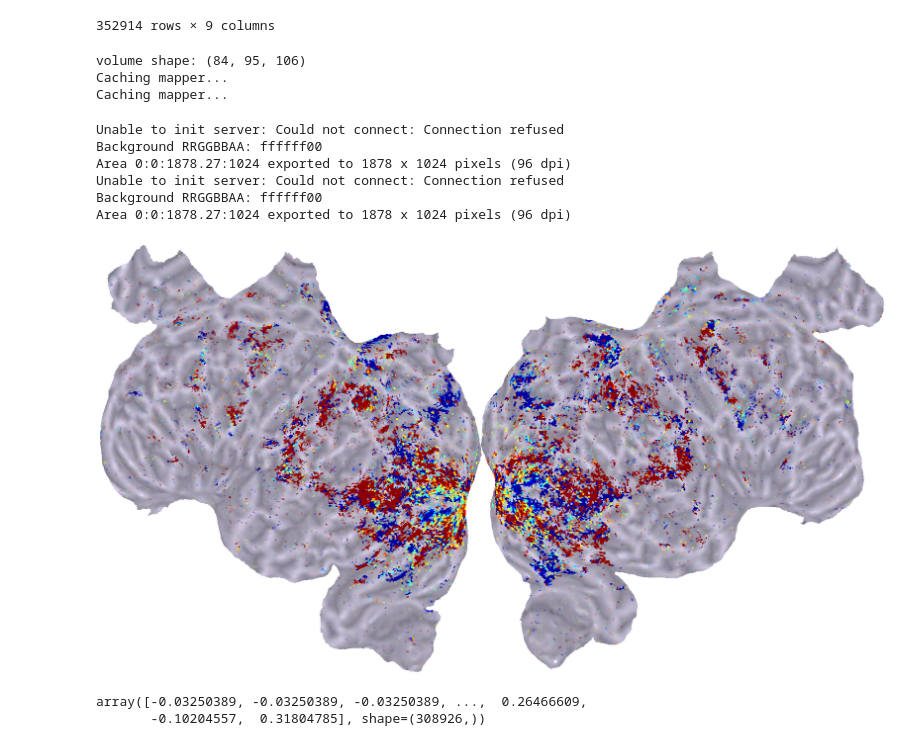
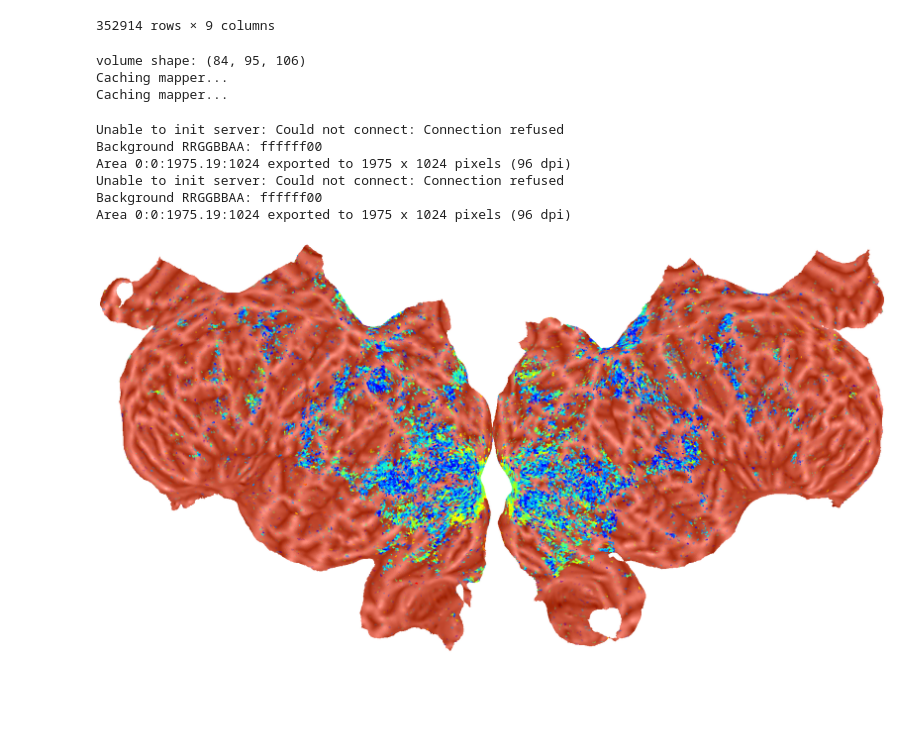
Before and after one commit to mdaghlian/AOT_analysis_mdag, a Jupyter notebook: AOTanalysis/voxelmotion/MDAG_TESTING.ipynb, the cells around one changed output. Drawn from its saved outputs; the diff is of its cells as text; code cells hidden in the pictures; blank space fills up the shorter version.

```diff
--- a/AOTanalysis/voxelmotion/MDAG_TESTING.ipynb
+++ b/AOTanalysis/voxelmotion/MDAG_TESTING.ipynb
@@ -229,2 +405,5 @@ f3 = FilterInfoV2()
 # %%
-wm = f3.filter_weighted_mean(primal_coef, ) #params=['pol'])
+# wm = f3.filter_weighted_mean(primal_coef, ) #params=['pol'])
+dir_s = f3.p_selectivity(
+    primal_coef, param='x'
+)
@@ -231,6 +514,8 @@ wm = f3.filter_weighted_mean(primal_coef, ) #params=['pol'])
 # %%
-with open('wm.pkl', 'wb') as f:
-    pickle.dump(wm, f)
+# with open('wm.pkl', 'wb') as f:
+#     pickle.dump(wm, f)
+with open('wm.pkl', 'rb') as f:
+    wm = pickle.load(f)
 # %%
 wm
 # %% [output]
@@ -249,25 +534,28 @@ wm
 352914 rows × 9 columns
 # %%
 # Reshape the eccentricities into a volume
-p = 'size'
-vol = reshape_from_flatten_masked_to_wholebrain(wm[p].to_numpy(), sub=sub)
+p = 'pol'
+vol = reshape_from_flatten_masked_to_wholebrain(
+    dir_s, #
+    # wm[p].to_numpy(),
+    sub=sub)
 cx_sub = f'sub-{sub:03d}'
 print("volume shape:", vol.shape)
 
 # Transpose the volume to match the expected shape (106, 95, 84)
 vol = np.transpose(vol, (2, 1, 0))
-cx_vol = cortex.Volume(vol, cx_sub, xfmname='epi_1.7mm',vmin=0.1, vmax=20, cmap="magma")
+cx_vol = cortex.Volume(vol, cx_sub, xfmname='AOT1pt7mm',vmin=0.1, vmax=20, cmap="magma")
 
-mapper = cortex.get_mapper(cx_sub, "epi_1.7mm", type="nearest", recache=True)
+mapper = cortex.get_mapper(cx_sub, "AOT1pt7mm", type="nearest", recache=True)
 p_map = mapper(cx_vol)
 
-volume_R2 = cortex.Volume(R2_data, cx_sub, "epi_1.7mm", recache=True)
-mapper_R2 = cortex.get_mapper(cx_sub, "epi_1.7mm", type="nearest", recache=True)
+volume_R2 = cortex.Volume(R2_data, cx_sub, "AOT1pt7mm", recache=True)
+mapper_R2 = cortex.get_mapper(cx_sub, "AOT1pt7mm", type="nearest", recache=True)
 R2_map = mapper_R2(volume_R2)
 cmap_kwargs = {
     "cmap": "jet",
     "vmin": 0,
-    "vmax": .5,
+    "vmax": 0.8,
 }
 # Create merged map with R2 as opacity
 merged_map = Vertex2D_fix(
@@ -277,39 +565,40 @@ merged_map = Vertex2D_fix(
 
     vmin2=0,
     vmax2=0.01,  # R2 threshold for opacity
     **cmap_kwargs
 )
 # from dag_prf_utils.plot_functions import *
 
 
 # Set colormap for surface map
 # p_map.cmap = "hsv"
 
 # Display the merged map
 _ = cortex.quickshow(
     merged_map,
     with_curvature=False,
     with_colorbar=False,
     with_labels=True,
     with_sulci=True,
     with_legend=False,
     # cmap="hsv",
     colorbar_label=p,
 )
-# from dag_prf_utils.cma import *
+
+# Add figure (a) to plt.gcf()
+
+
+
+from dag_prf_utils. import *
+dag_plot
 # %% [output]
 volume shape: (84, 95, 106)
 Caching mapper...
 Caching mapper...
 Unable to init server: Could not connect: Connection refused
 Background RRGGBBAA: ffffff00
-Area 0:0:1878.27:1024 exported to 1878 x 1024 pixels (96 dpi)
+Area 0:0:1975.19:1024 exported to 1975 x 1024 pixels (96 dpi)
 Unable to init server: Could not connect: Connection refused
 Background RRGGBBAA: ffffff00
-Area 0:0:1878.27:1024 exported to 1878 x 1024 pixels (96 dpi)
+Area 0:0:1975.19:1024 exported to 1975 x 1024 pixels (96 dpi)
-[figure, old version]
+[figure, new version]
-# %%
-p_map.data
-# %% [output]
-array([-0.03250389, -0.03250389, -0.03250389, ...,  0.26466609,
-       -0.10204557,  0.31804785], shape=(308926,))
```
Also changed, not shown: parts of 32 cells of this notebook.
